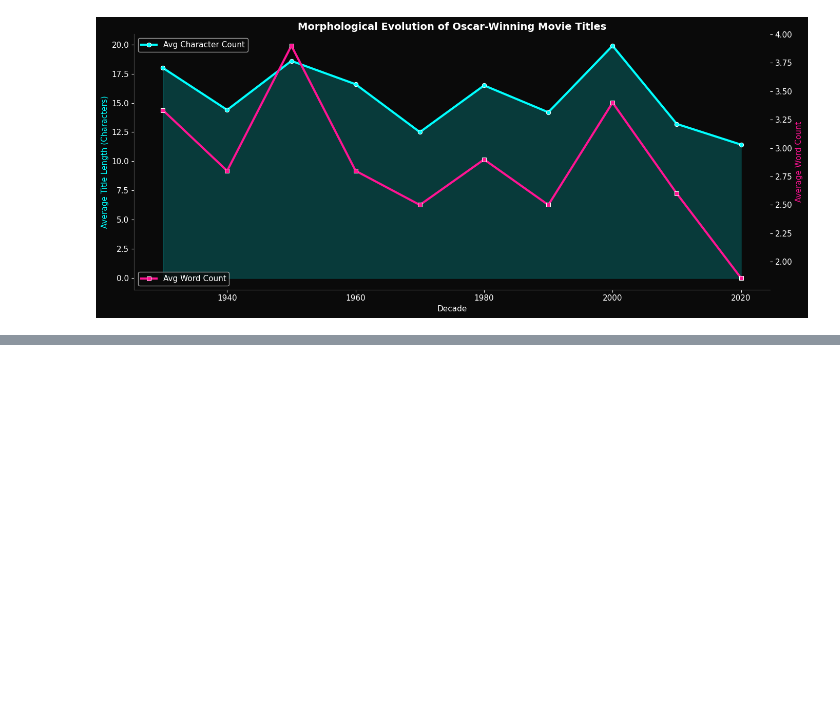
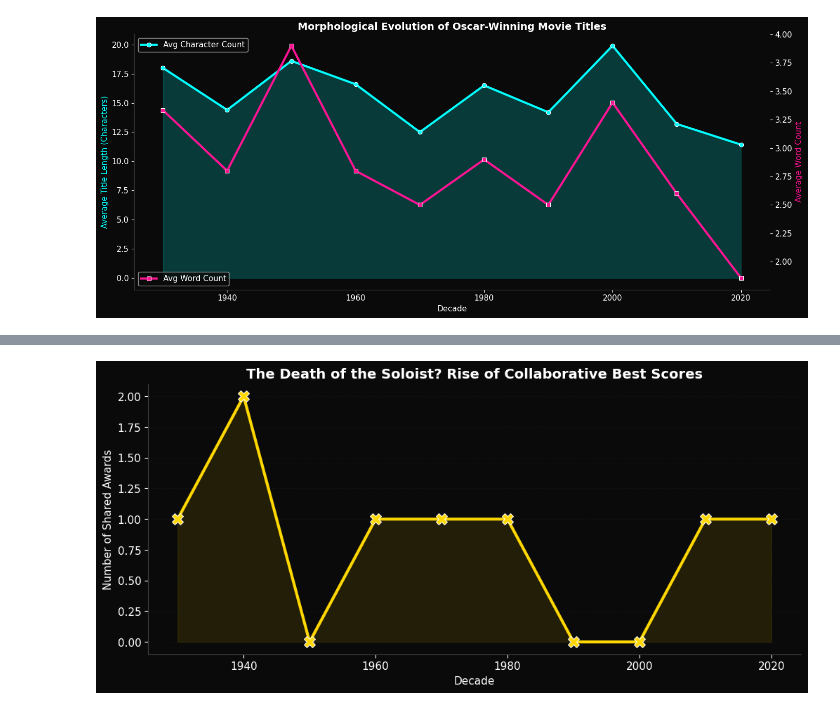
Before and after one commit to SmtTheSE/Kaggle_Analysis_SittMinThar, a Jupyter notebook: oscar_sount_track1934_2026/oscar_soundtrack_strategic_eda.ipynb, the cells around one changed output, grey strips where cells are left out. Drawn from its saved outputs; the diff is of its cells as text; code cells hidden in the pictures; blank space fills up the shorter version.

```diff
--- a/oscar_sount_track1934_2026/oscar_soundtrack_strategic_eda.ipynb
+++ b/oscar_sount_track1934_2026/oscar_soundtrack_strategic_eda.ipynb
@@ -224,0 +251,14 @@ plt.show()
+# %%
+# Identify Collaborative Scores (contains ' and ', '&', or ',')
+df['Is_Collaborative'] = df['Composer'].str.contains(' and | & |,', regex=True).astype(int)
+collab_trend = df.groupby('Decade')['Is_Collaborative'].sum().reset_index()
+
+fig, ax = plt.subplots(figsize=(12, 5))
+sns.lineplot(x='Decade', y='Is_Collaborative', data=collab_trend, marker='X', markersize=12, linewidth=3, color=VIBRANT_GOLD, ax=ax)
+ax.fill_between(collab_trend['Decade'], collab_trend['Is_Collaborative'], color=VIBRANT_GOLD, alpha=0.1)
+ax.set_title("The Death of the Soloist? Rise of Collaborative Best Scores", fontweight='bold', fontsize=14)
+ax.set_ylabel("Number of Shared Awards")
+ax.grid(axis='y', linestyle='--', alpha=0.3)
+plt.show()
+# %% [output]
+[figure, added]
```
Also changed, not shown: parts of 8 cells of this notebook, 1 other file.
